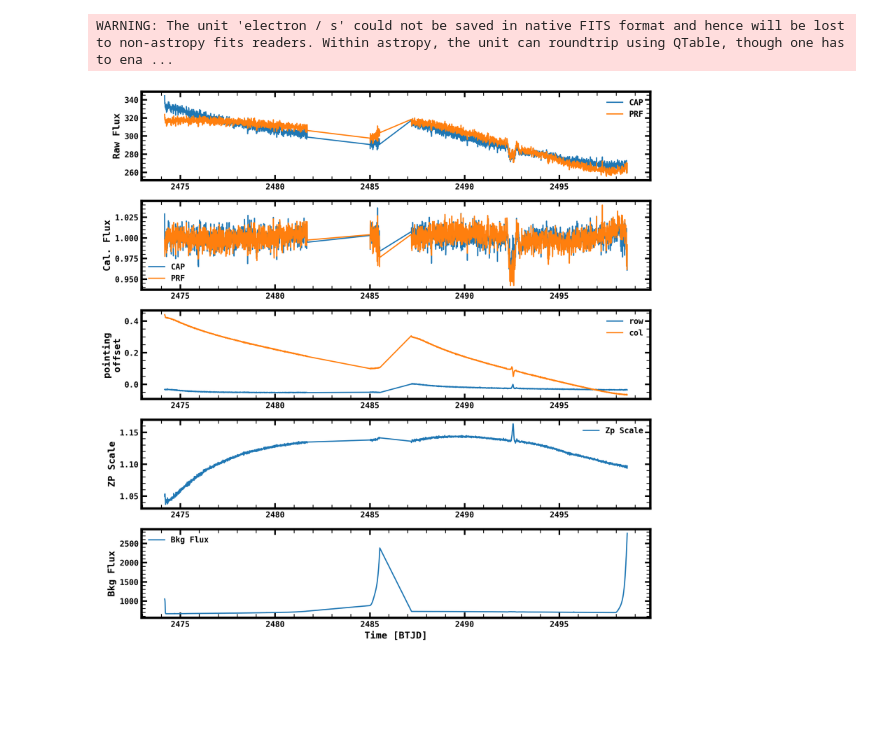
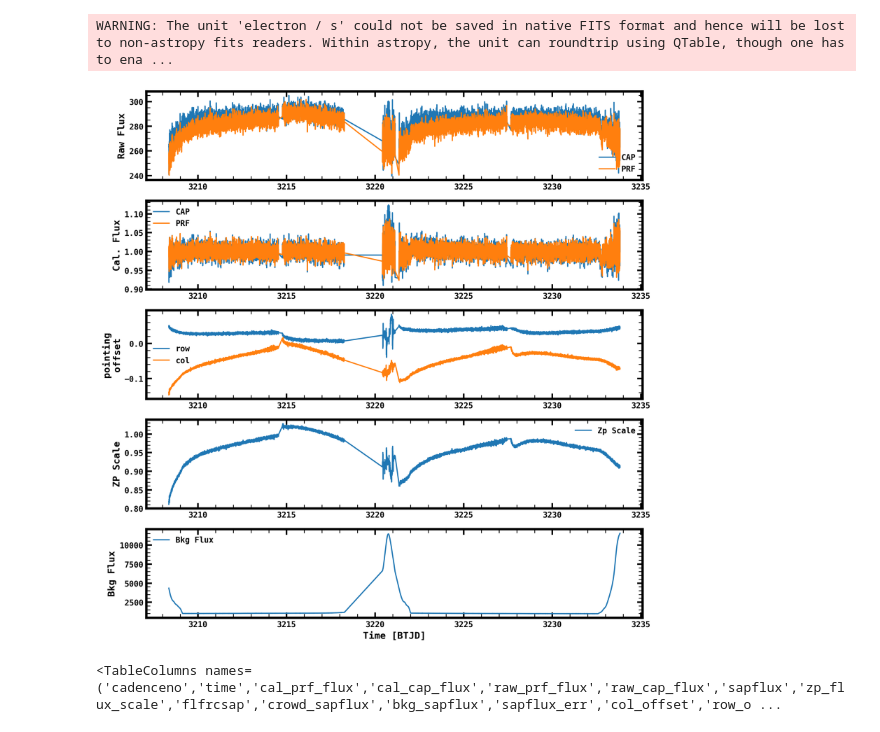
Before and after one commit to robertfwilson/TESSphomo, a Jupyter notebook: notebooks/tess_phomo_example.ipynb, the cells around one changed output. Drawn from its saved outputs; the diff is of its cells as text; code cells hidden in the pictures; blank space fills up the shorter version.

```diff
--- a/notebooks/tess_phomo_example.ipynb
+++ b/notebooks/tess_phomo_example.ipynb
@@ -126,6 +126,11 @@ WARNING: The unit 'electron / s' could not be saved in native FITS format and he
 # %%
 # Check that the Light Curves look okay
 
-plot_lightcurve_and_systematics(light_curves[3])
+plot_lightcurve_and_systematics(light_curves[4])
+plt.savefig('example.pdf')
 # %% [output]
-[figure, old version]
+[figure, new version]
+# %%
+light_curves[0].columns
+# %% [output]
+<TableColumns names=('cadenceno','time','cal_prf_flux','cal_cap_flux','raw_prf_flux','raw_cap_flux','sapflux','zp_flux_scale','flfrcsap','crowd_sapflux','bkg_sapflux','sapflux_err','col_offset','row_o ...
```
Also changed, not shown: parts of 1 cell of this notebook, 13 other files.
